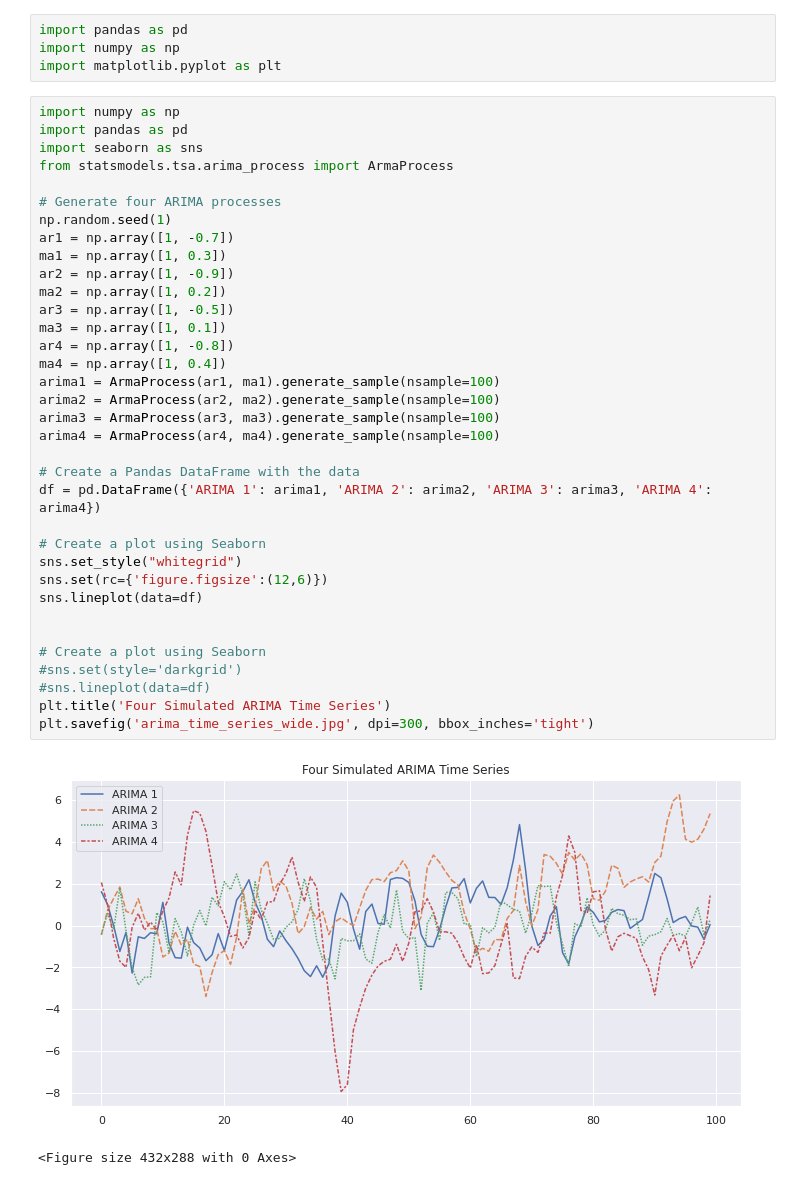
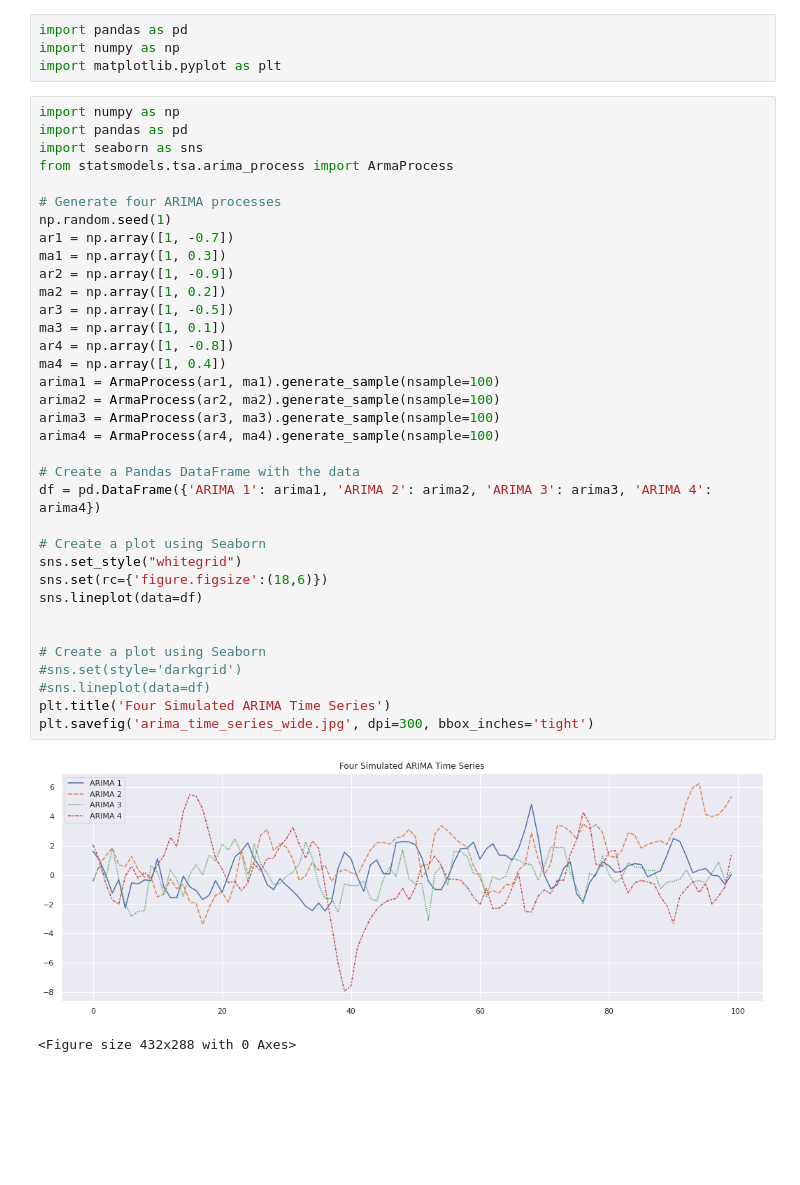
Before and after one commit to gonzalezcortes/Time-series-classification, a Jupyter notebook: Pre-processing of Time Series Data.ipynb, the cells around one changed output. Saved outputs shown, nothing was run; the diff lists cells and outputs as text; blank space fills up the shorter version.

Commit message:
update image

```diff
--- a/Pre-processing of Time Series Data.ipynb
+++ b/Pre-processing of Time Series Data.ipynb
@@ -28,35 +28,35 @@ from statsmodels.tsa.arima_process import ArmaProcess
 
 # Generate four ARIMA processes
 np.random.seed(1)
 ar1 = np.array([1, -0.7])
 ma1 = np.array([1, 0.3])
 ar2 = np.array([1, -0.9])
 ma2 = np.array([1, 0.2])
 ar3 = np.array([1, -0.5])
 ma3 = np.array([1, 0.1])
 ar4 = np.array([1, -0.8])
 ma4 = np.array([1, 0.4])
 arima1 = ArmaProcess(ar1, ma1).generate_sample(nsample=100)
 arima2 = ArmaProcess(ar2, ma2).generate_sample(nsample=100)
 arima3 = ArmaProcess(ar3, ma3).generate_sample(nsample=100)
 arima4 = ArmaProcess(ar4, ma4).generate_sample(nsample=100)
 
 # Create a Pandas DataFrame with the data
 df = pd.DataFrame({'ARIMA 1': arima1, 'ARIMA 2': arima2, 'ARIMA 3': arima3, 'ARIMA 4': arima4})
 
 # Create a plot using Seaborn
 sns.set_style("whitegrid")
-sns.set(rc={'figure.figsize':(12,6)})
+sns.set(rc={'figure.figsize':(18,6)})
 sns.lineplot(data=df)
 
 
 # Create a plot using Seaborn
 #sns.set(style='darkgrid')
 #sns.lineplot(data=df)
 plt.title('Four Simulated ARIMA Time Series')
 plt.savefig('arima_time_series_wide.jpg', dpi=300, bbox_inches='tight')
 # %% [output]
-[figure, old version]
+[figure, new version]
 # %%
 # %% [output]
 <Figure size 432x288 with 0 Axes>
```
Also changed, not shown: 1 other file.
